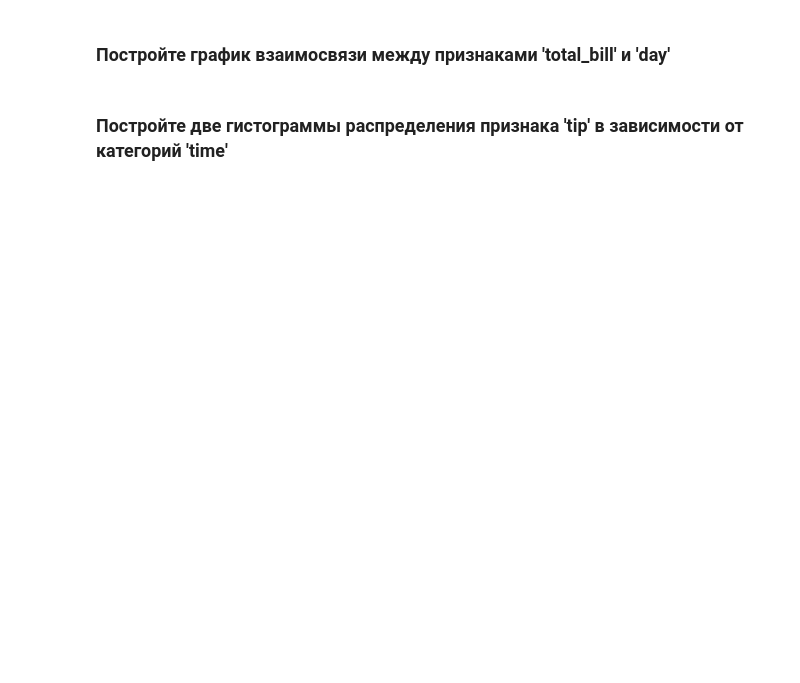
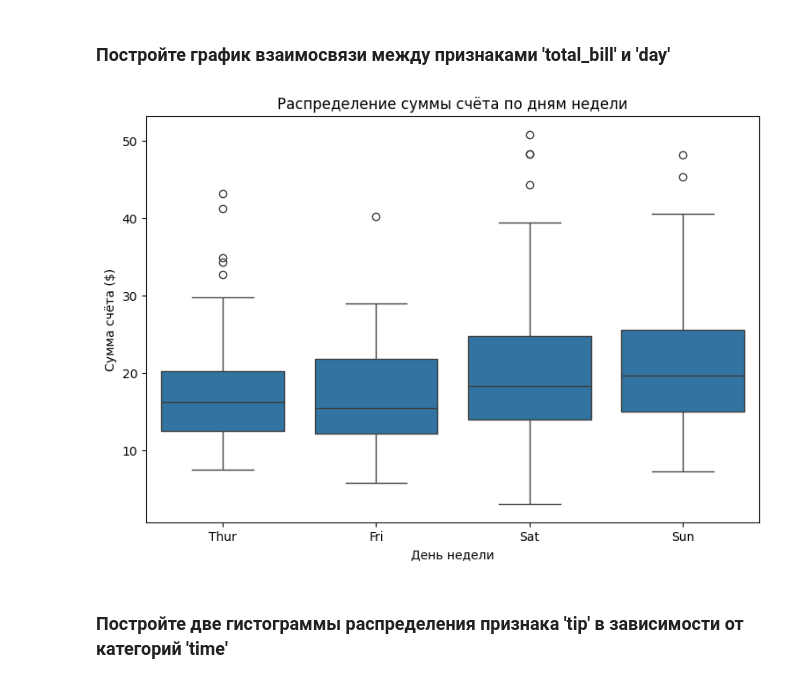
Before and after one commit to yulllss/ML-Basic, a Jupyter notebook: homework_07/homework_07.ipynb, the cells around one changed output. Cells and saved outputs as stored; diff of their text form; code cells hidden in the pictures; blank space fills up the shorter version.

```diff
--- a/homework_07/homework_07.ipynb
+++ b/homework_07/homework_07.ipynb
@@ -299,2 +315,14 @@ tips.iloc[80:100]
+# %%
+plt.figure(figsize=(9, 6))
+
+sns.boxplot(data=tips, x='day', y='total_bill',
+            order=['Thur', 'Fri', 'Sat', 'Sun'])
+
+plt.title('Распределение суммы счёта по дням недели')
+plt.xlabel('День недели')
+plt.ylabel('Сумма счёта ($)')
+plt.show()
+# %% [output]
+[figure, added]
 # %% [markdown]
 ### Постройте две гистограммы распределения признака 'tip' в зависимости от категорий 'time'
```
Also changed, not shown: parts of 12 cells of this notebook.
